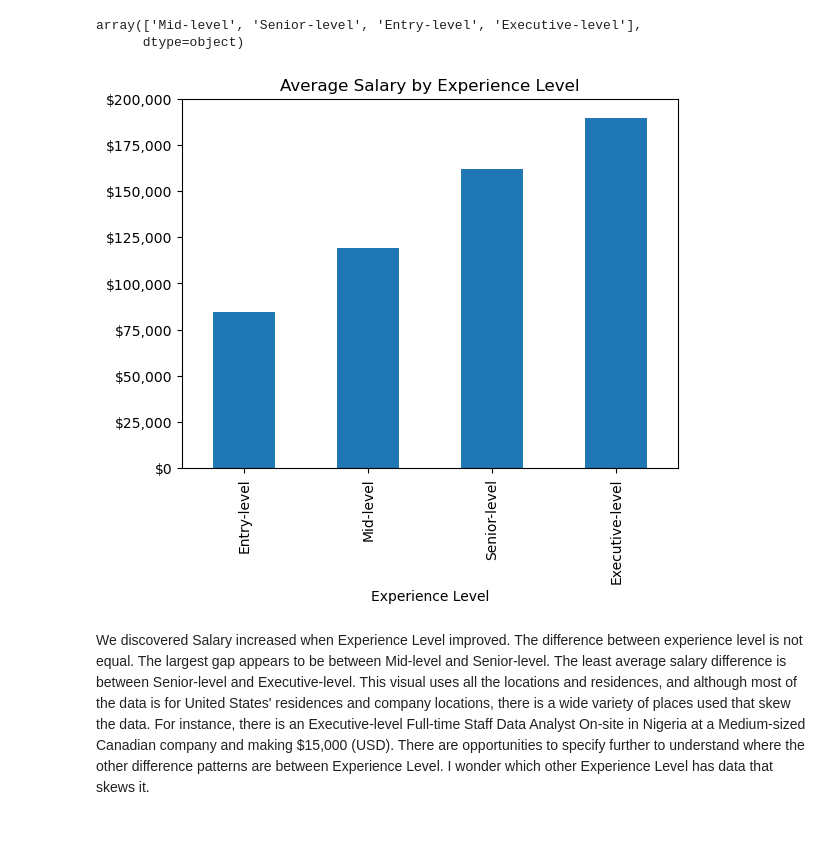
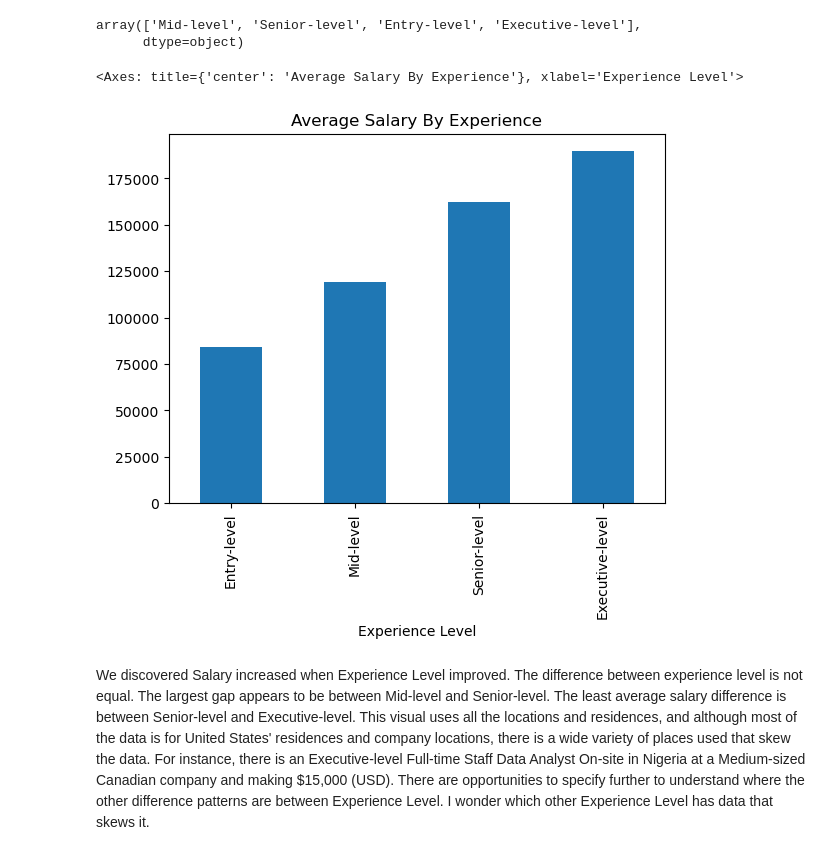
Before and after one commit to sellerstx1982/data_science_salaries, a Jupyter notebook: Data Science Salaries.ipynb, the cells around one changed output. Cells and saved outputs as stored; diff of their text form; code cells hidden in the pictures.

```diff
--- a/Data Science Salaries.ipynb
+++ b/Data Science Salaries.ipynb
@@ -51,28 +51,12 @@ df['Experience Level'].unique()
 # %% [output]
 array(['Mid-level', 'Senior-level', 'Entry-level', 'Executive-level'],
       dtype=object)
-# %%
-# Group by `Experience Level` and calculate the mean of `Salary in USD`
-income_experience_df = df.groupby('Experience Level')['Salary in USD'].mean()
-
-# Sort the values in ascending order
-income_experience_df = income_experience_df.sort_values()
-
-# Create a bar plot using the sorted values
-income_experience_df.plot(kind='bar', title='Average Salary by Experience Level')
-
-# Get the current y-tick values
-y_ticks = plt.yticks()[0]
-
-# Format the y-tick values as dollars
-formatted_y_ticks = [f'${int(tick):,}' for tick in y_ticks]
-
-# Update the y-ticks with the formatted values
-plt.yticks(y_ticks, formatted_y_ticks)
-
-# Display the plot
-plt.show()
-# %% [output]
-[figure, removed]
+# %%
+#Plot the income to the experience level
+income_experience_df = df.groupby('Experience Level')['Salary in USD'].mean().sort_values()
+income_experience_df.plot(kind='bar', title='average salary by experience'.title())
+# %% [output]
+<Axes: title={'center': 'Average Salary By Experience'}, xlabel='Experience Level'>
+[figure, added]
 # %% [markdown]
 We discovered Salary increased when Experience Level improved. The difference between experience level is not equal. The largest gap appears to be between Mid-level and Senior-level. The least average salary difference is between Senior-level and Executive-level. This visual uses all the locations and residences, and although most of the data is for United States' residences and company locations, there is a wide variety of places used that skew the data. For instance, there is an Executive-level Full-time Staff Data Analyst On-site in Nigeria at a Medium-sized Canadian company and making $15,000 (USD). There are opportunities to specify further to understand where the other difference patterns are between Experience Level. I wonder which other Experience Level has data that skews it.
```
Also changed, not shown: parts of 4 cells of this notebook.
